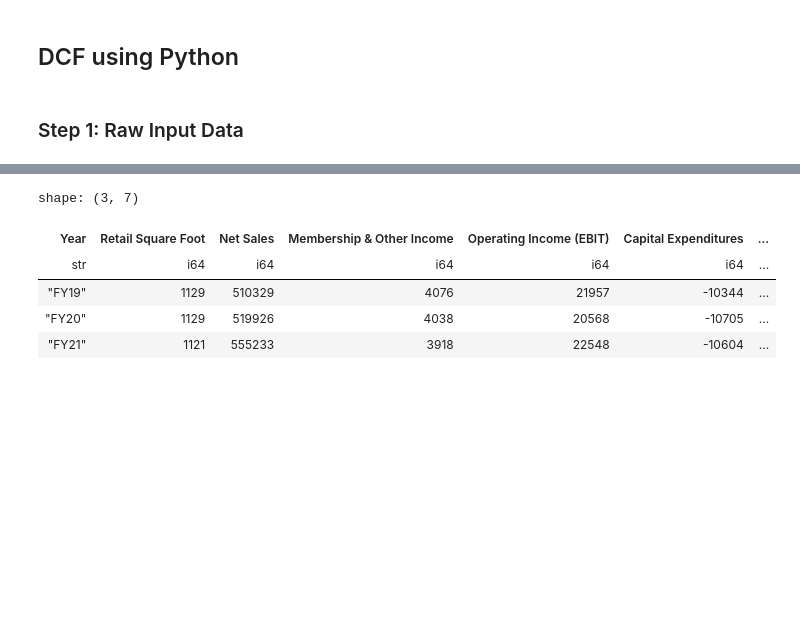
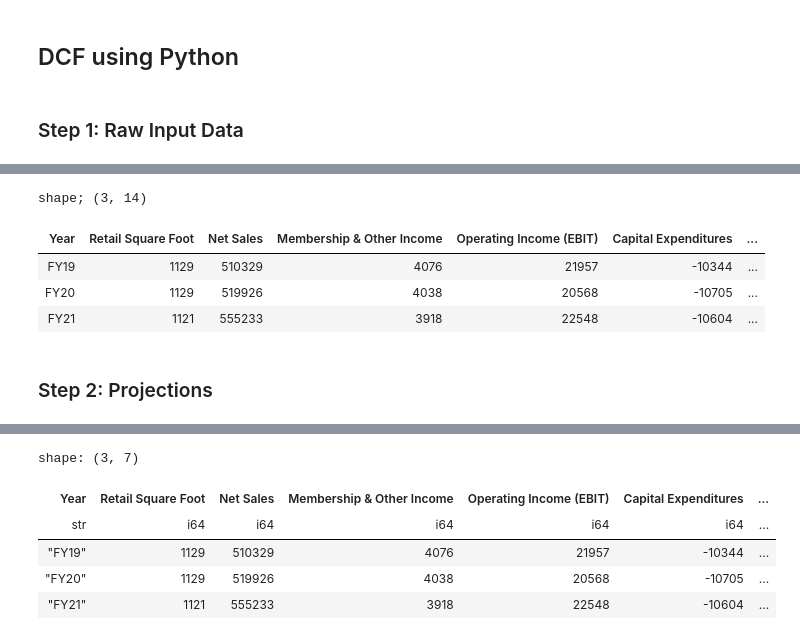
Before and after one commit to yjhan96/excelify, a Jupyter notebook: experiments/scratch.ipynb, the cells around one changed output, grey strips where cells are left out. Saved outputs shown, nothing was run; the diff lists cells and outputs as text; code cells hidden in the pictures; blank space fills up the shorter version.

```diff
--- a/experiments/scratch.ipynb
+++ b/experiments/scratch.ipynb
@@ -57,0 +86,26 @@ effective_tax_rate = sum(tax_rates) / len(tax_rates)
+# %%
+df = df.with_columns(
+    (net_sales / retail_square_foot).alias("Sales per Square Foot"),
+    ((net_sales - ebit) / retail_square_foot).alias("COGS and OpEx per Square Foot"),
+    (-capex / retail_square_foot.prev(1)).alias("Maintenance CapEx per Square Foot"),
+    (d_and_a / retail_square_foot).alias("D&A per Square Foot"),
+    (net_sales + other_income).alias("Total Revenue"),
+    (-ebit * effective_tax_rate).alias("(-) Taxes, Excluding Effect of Interest:"),
+)
+df = df.with_columns(
+    (el.col("(-) Taxes, Excluding Effect of Interest:") + ebit).alias(
+        "Net Operating Profit After Tax (NOPAT)"
+    ),
+)
+# This cell_expr attribute looks so gross. Fix this.
+df["Maintenance CapEx per Square Foot"][0] = -df["Capital Expenditures"][0].cell_expr / el.Constant(fy18_retail_square_foot)
+# %%
+df.evaluate()
+# %% [output]
+shape; (3, 14)
+| Year | Retail Square Foot | Net Sales | Membership & Other Income | Operating Income (EBIT) | Capital Expenditures | ... |
+| FY19 | 1129 | 510329 | 4076 | 21957 | -10344 | ... |
+| FY20 | 1129 | 519926 | 4038 | 20568 | -10705 | ... |
+| FY21 | 1121 | 555233 | 3918 | 22548 | -10604 | ... |
+# %% [markdown]
+### Step 2: Projections
```
Also changed, not shown: parts of 7 cells of this notebook, 6 other files.
